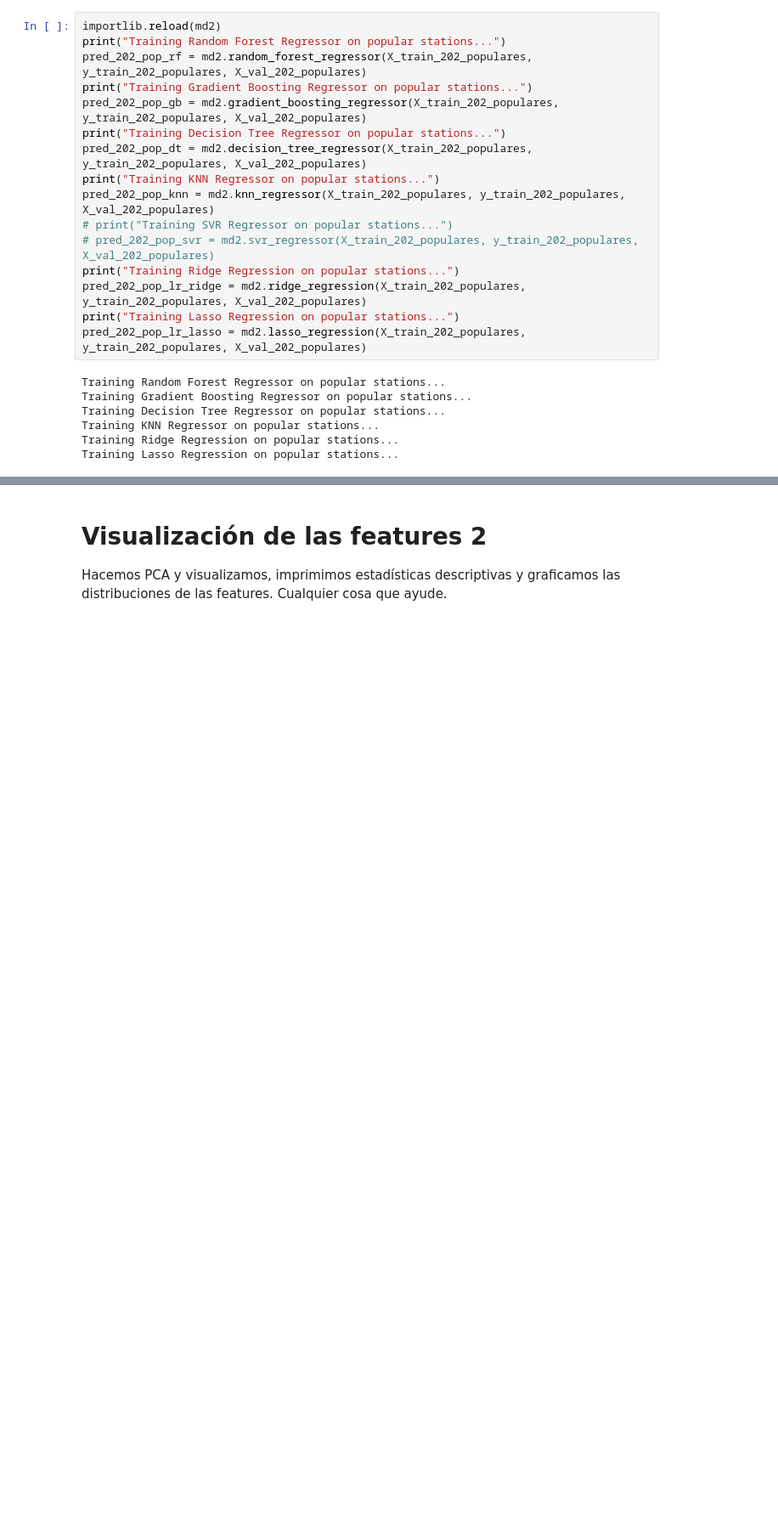
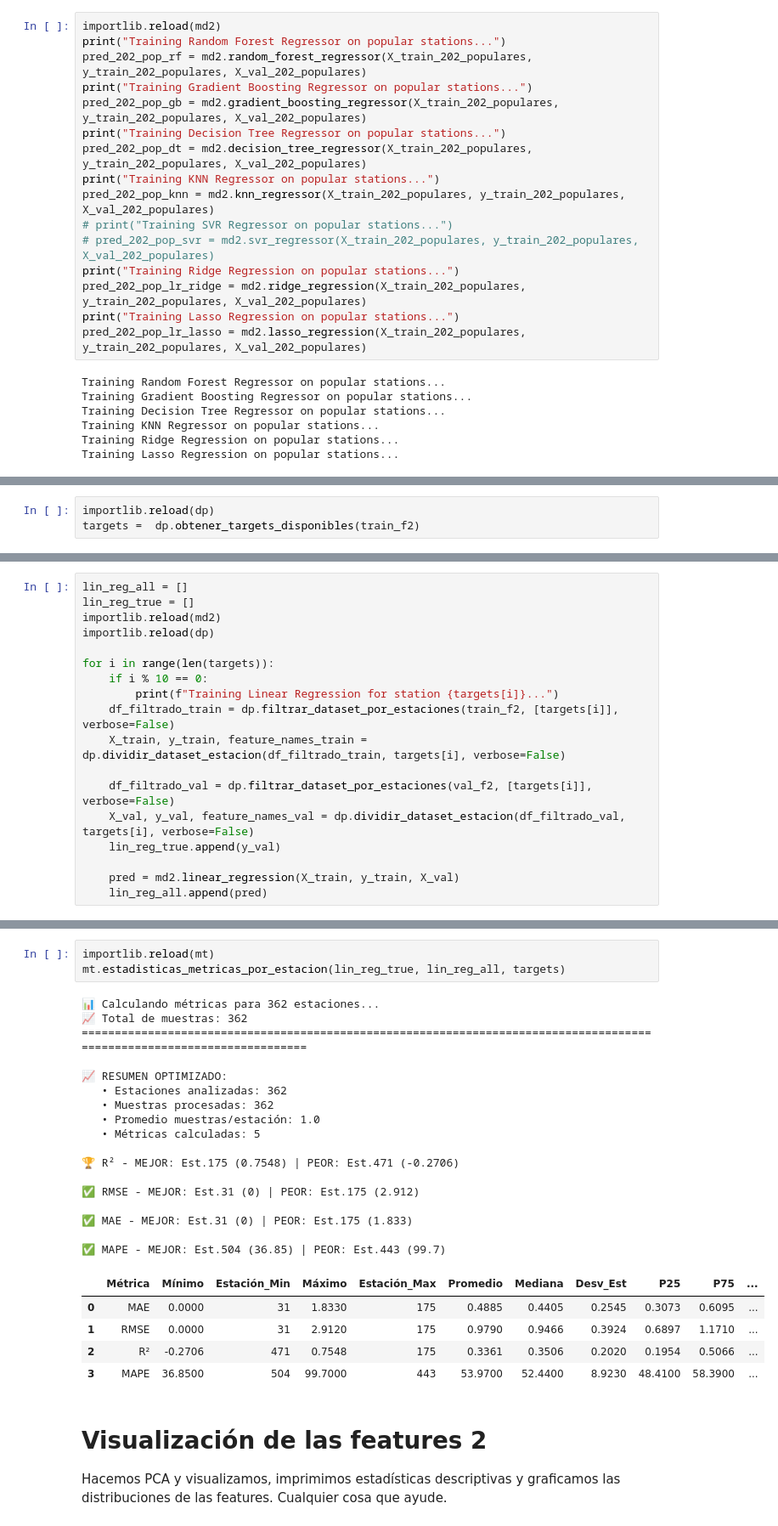
Before and after one commit to castaisa/BA_BICIS_MyC, a Jupyter notebook: src_main/features_2/Limited_stations_info.ipynb, the cells around one changed output, grey strips where cells are left out. Shown: that part at 85% size. Drawn from its saved outputs; the diff is of its cells as text; blank space fills up the shorter version.

```diff
--- a/src_main/features_2/Limited_stations_info.ipynb
+++ b/src_main/features_2/Limited_stations_info.ipynb
@@ -241,0 +255,3 @@ mt.tabla_metricas_modelos(modelos_predicciones_populares, y_val_202_populares)
+# %%
+importlib.reload(dp)
+targets =  dp.obtener_targets_disponibles(train_f2)
@@ -241,0 +260,18 @@ mt.tabla_metricas_modelos(modelos_predicciones_populares, y_val_202_populares)
+# %%
+lin_reg_all = []
+lin_reg_true = []
+importlib.reload(md2)
+importlib.reload(dp)
+
+for i in range(len(targets)):
+    if i % 10 == 0:
+        print(f"Training Linear Regression for station {targets[i]}...")
+    df_filtrado_train = dp.filtrar_dataset_por_estaciones(train_f2, [targets[i]], verbose=False)
+    X_train, y_train, feature_names_train = dp.dividir_dataset_estacion(df_filtrado_train, targets[i], verbose=False)
+
+    df_filtrado_val = dp.filtrar_dataset_por_estaciones(val_f2, [targets[i]], verbose=False)
+    X_val, y_val, feature_names_val = dp.dividir_dataset_estacion(df_filtrado_val, targets[i], verbose=False)
+    lin_reg_true.append(y_val)
+
+    pred = md2.linear_regression(X_train, y_train, X_val)
+    lin_reg_all.append(pred)
@@ -242,3 +296,29 @@ mt.tabla_metricas_modelos(modelos_predicciones_populares, y_val_202_populares)
+# %%
+importlib.reload(mt)
+mt.estadisticas_metricas_por_estacion(lin_reg_true, lin_reg_all, targets)
+# %% [output]
+📊 Calculando métricas para 362 estaciones...
+📈 Total de muestras: 362
+========================================================================================================================
+
+📈 RESUMEN OPTIMIZADO:
+   • Estaciones analizadas: 362
+   • Muestras procesadas: 362
+   • Promedio muestras/estación: 1.0
+   • Métricas calculadas: 5
+
+🏆 R² - MEJOR: Est.175 (0.7548) | PEOR: Est.471 (-0.2706)
+
+✅ RMSE - MEJOR: Est.31 (0) | PEOR: Est.175 (2.912)
+
+✅ MAE - MEJOR: Est.31 (0) | PEOR: Est.175 (1.833)
+
+✅ MAPE - MEJOR: Est.504 (36.85) | PEOR: Est.443 (99.7)
+|  | Métrica | Mínimo | Estación_Min | Máximo | Estación_Max | Promedio | Mediana | Desv_Est | P25 | P75 | ... |
+| 0 | MAE | 0.0000 | 31 | 1.8330 | 175 | 0.4885 | 0.4405 | 0.2545 | 0.3073 | 0.6095 | ... |
+| 1 | RMSE | 0.0000 | 31 | 2.9120 | 175 | 0.9790 | 0.9466 | 0.3924 | 0.6897 | 1.1710 | ... |
+| 2 | R² | -0.2706 | 471 | 0.7548 | 175 | 0.3361 | 0.3506 | 0.2020 | 0.1954 | 0.5066 | ... |
+| 3 | MAPE | 36.8500 | 504 | 99.7000 | 443 | 53.9700 | 52.4400 | 8.9230 | 48.4100 | 58.3900 | ... |
 # %% [markdown]
 # Visualización de las features 2
 Hacemos PCA y visualizamos, imprimimos estadísticas descriptivas y graficamos las distribuciones de las features. Cualquier cosa que ayude.
```
Also changed, not shown: parts of 13 cells of this notebook, 5 other files.
